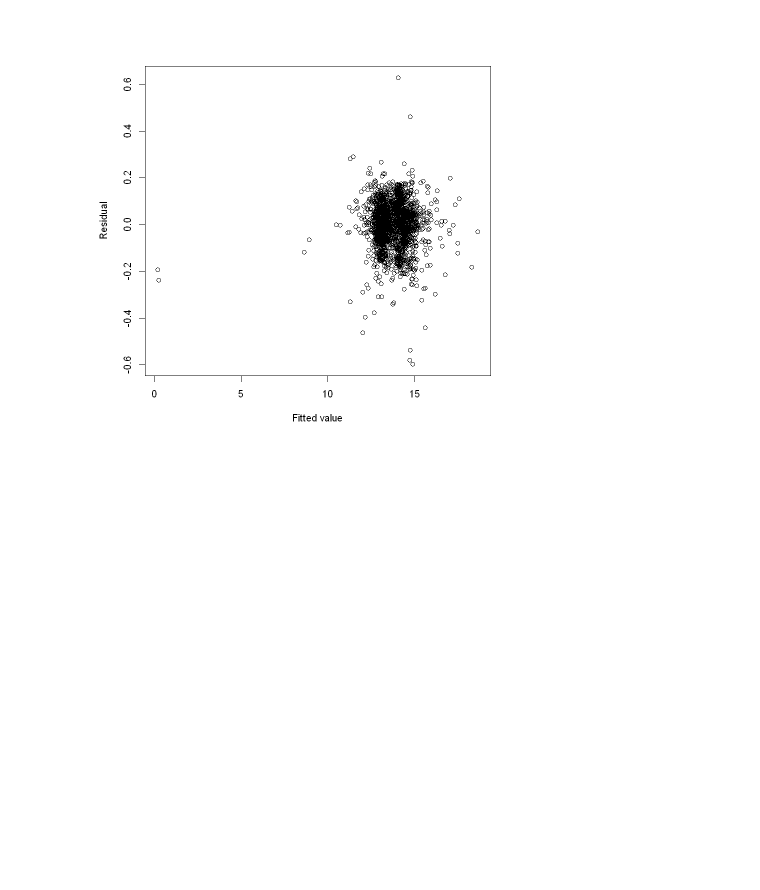
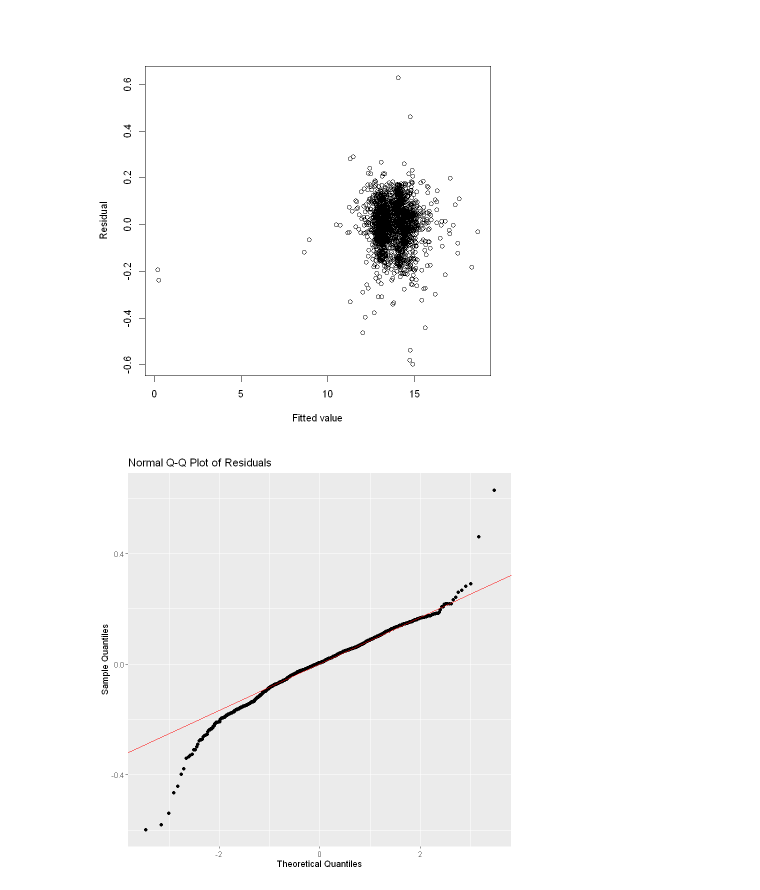
Before and after one commit to drrnaxl/STAT-306-Project, a Jupyter notebook: STAT_306_with_zoning.ipynb, the cells around one changed output. Cells and saved outputs as stored; diff of their text form; code cells hidden in the pictures; blank space fills up the shorter version.

```diff
--- a/STAT_306_with_zoning.ipynb
+++ b/STAT_306_with_zoning.ipynb
@@ -148,3 +148,15 @@ scatterplot(log(CURRENT_LAND_VALUE) ~ log(PREVIOUS_LAND_VALUE)|ZONE_SIMPLE, smoo
 plot(fit$fitted.values, fit$residuals, xlab="Fitted value", ylab="Residual")
 # %% [output]
 [figure]
+# %%
+# ggplot2
+ggplot(data.frame(resid = residuals(fit)), aes(sample = resid)) +
+  stat_qq() +
+  stat_qq_line(color = "red") +
+  labs(
+    title = "Normal Q-Q Plot of Residuals",
+    x = "Theoretical Quantiles",
+    y = "Sample Quantiles"
+  )
+# %% [output]
+[figure, added]
```
Also changed, not shown: parts of 1 cell of this notebook.
